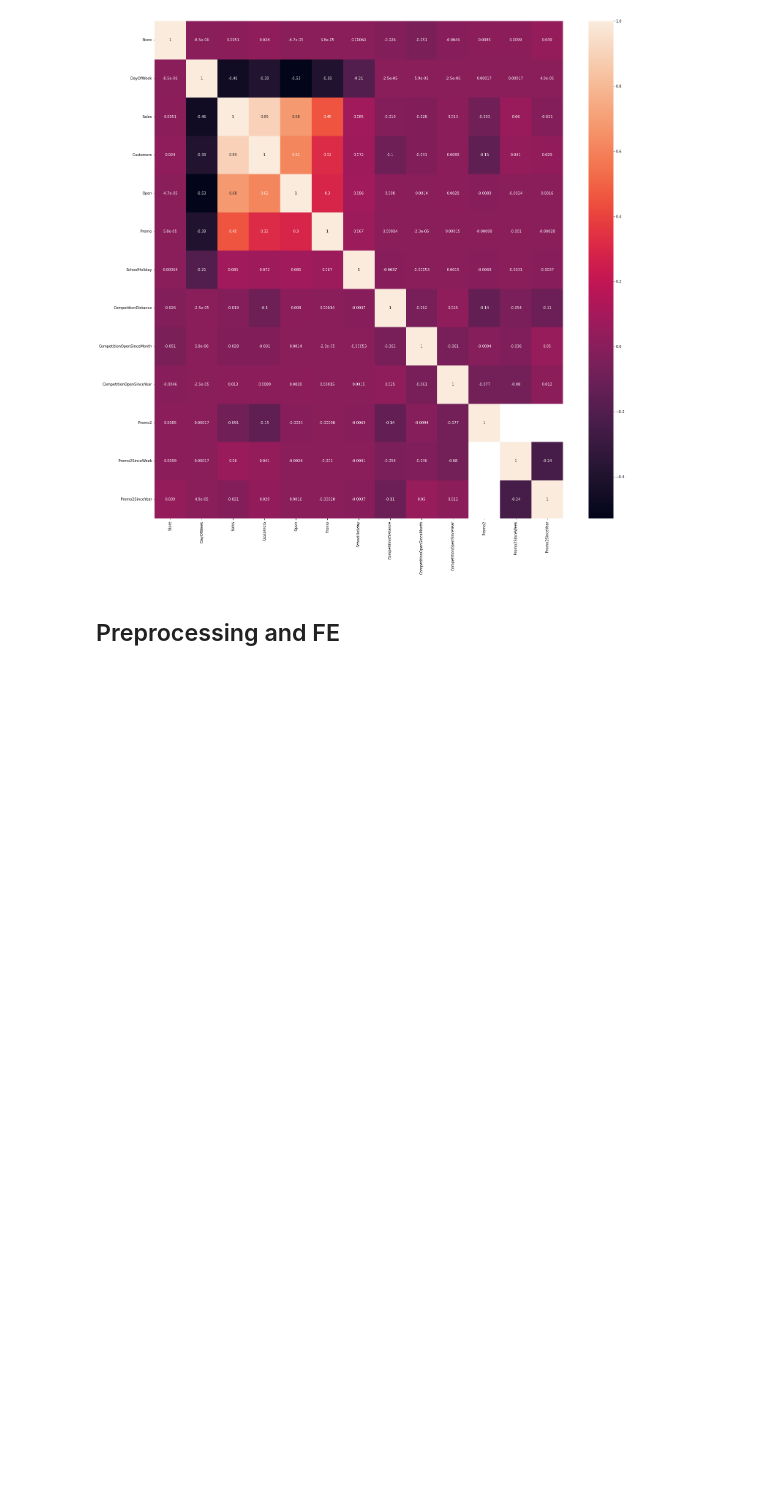
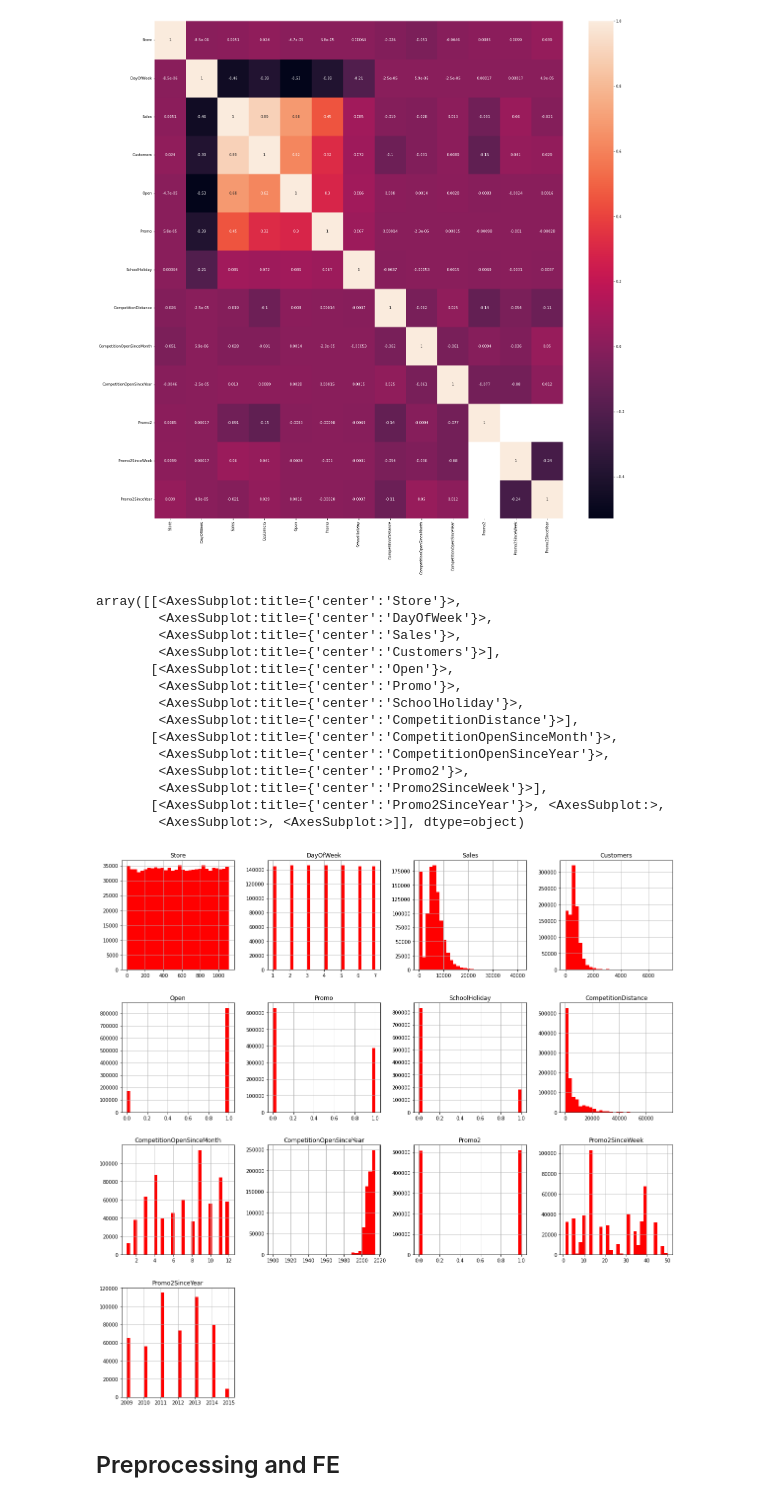
Before and after one commit to Aytijha/Rossman-store-sales-prediction, a Jupyter notebook: sales_forecasting.ipynb, the cells around one changed output. Saved outputs shown, nothing was run; the diff lists cells and outputs as text; code cells hidden in the pictures; blank space fills up the shorter version.

```diff
--- a/sales_forecasting.ipynb
+++ b/sales_forecasting.ipynb
@@ -159,6 +158,24 @@ sns.heatmap(crm, annot = True)
 # %% [output]
 <AxesSubplot:>
 [figure]
+# %%
+merged_df.hist(bins = 30, figsize=(20, 20), color = 'r')
+# %% [output]
+array([[<AxesSubplot:title={'center':'Store'}>,
+        <AxesSubplot:title={'center':'DayOfWeek'}>,
+        <AxesSubplot:title={'center':'Sales'}>,
+        <AxesSubplot:title={'center':'Customers'}>],
+       [<AxesSubplot:title={'center':'Open'}>,
+        <AxesSubplot:title={'center':'Promo'}>,
+        <AxesSubplot:title={'center':'SchoolHoliday'}>,
+        <AxesSubplot:title={'center':'CompetitionDistance'}>],
+       [<AxesSubplot:title={'center':'CompetitionOpenSinceMonth'}>,
+        <AxesSubplot:title={'center':'CompetitionOpenSinceYear'}>,
+        <AxesSubplot:title={'center':'Promo2'}>,
+        <AxesSubplot:title={'center':'Promo2SinceWeek'}>],
+       [<AxesSubplot:title={'center':'Promo2SinceYear'}>, <AxesSubplot:>,
+        <AxesSubplot:>, <AxesSubplot:>]], dtype=object)
+[figure, added]
 # %% [markdown]
 ## Preprocessing and FE
 # %% [markdown]
```
Also changed, not shown: parts of 15 cells of this notebook.
